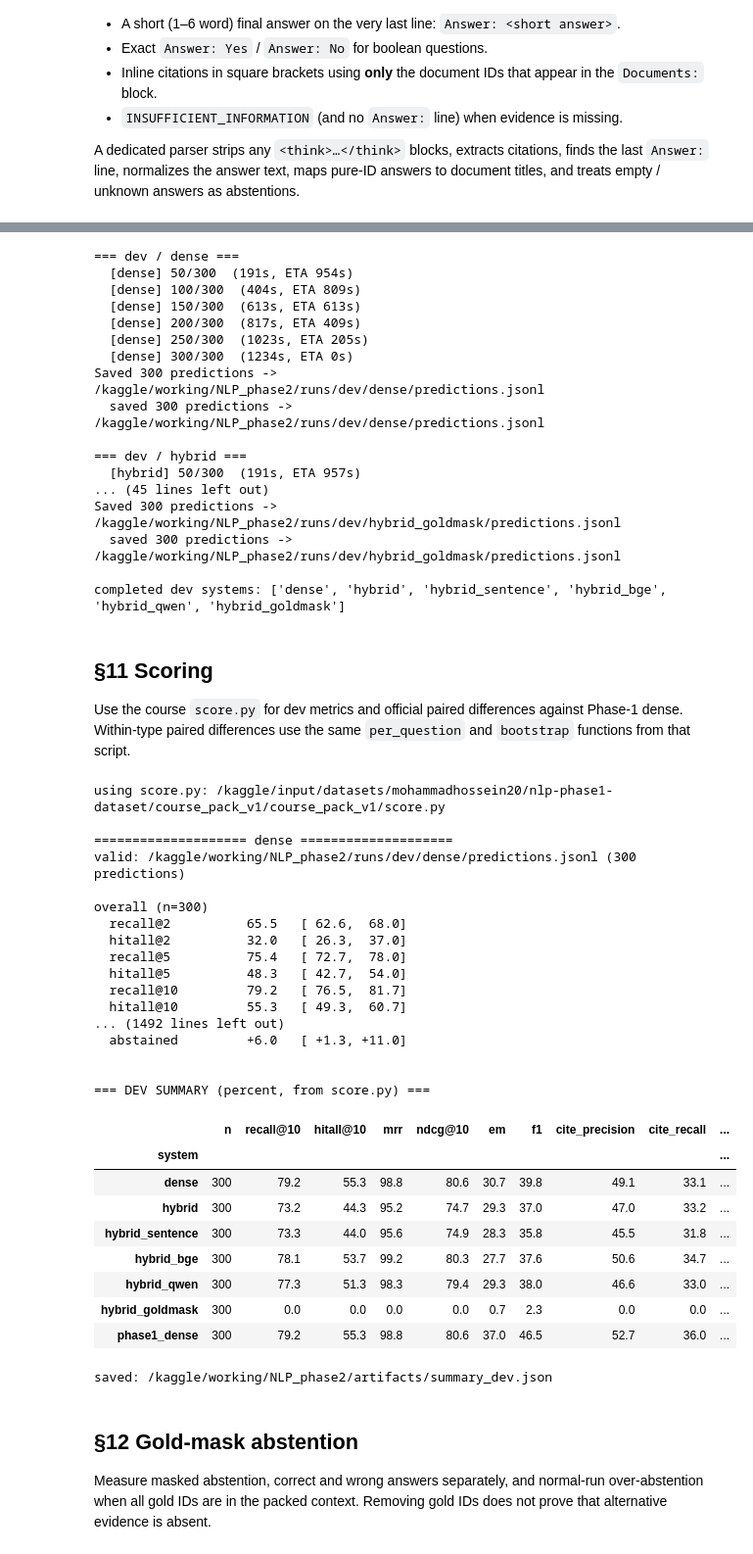
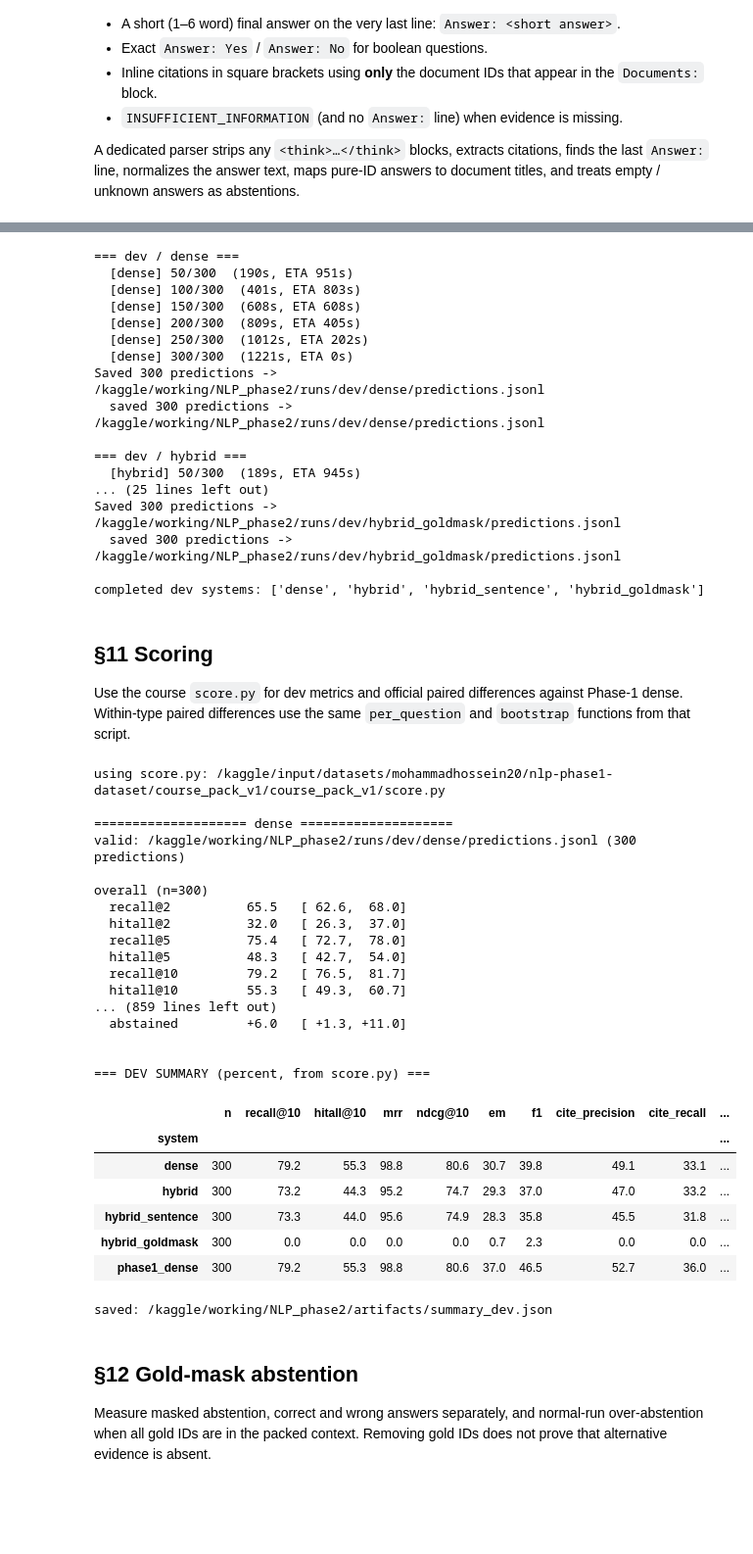
Before and after one commit to mohammad-hossein-k-gh/Advanced-NLP_Phase1, a Jupyter notebook: nlp-phase2.ipynb, the cells around one changed output, grey strips where cells are left out. Shown at 98% size. Saved outputs shown, nothing was run; the diff lists cells and outputs as text; code cells hidden in the pictures; blank space fills up the shorter version.

Commit message:
Kaggle Notebook | NLP_phase2 | Version 8

```diff
--- a/nlp-phase2.ipynb
+++ b/nlp-phase2.ipynb
@@ -778,7 +754,7 @@ def _find_phase1_artifact(rel, roots):
     rel_p = Path(rel)
     direct, rglob_hits = [], []
     for root in roots:
-        for cand in (root / rel_p, root / "NLP_phase1" / rel_p):
+        for cand in (root / "embeddings" / rel_p, root / rel_p, root / "NLP_phase1" / rel_p):
             if cand.is_file() and OUTPUT_DIR not in cand.parents and "NLP_phase2" not in str(cand):
                 direct.append(cand)
         try:
@@ -987,13 +962,23 @@ def _read_passage_embeddings(path):
 _p1_embedding_path = PHASE1_ARTIFACTS.get("document_embeddings_4B.npz")
 passage_emb = None
 if _p1_embedding_path is not None:
+    _external_meta = _p1_embedding_path.with_name("document_embeddings_4B.meta.json")
     try:
+        if _external_meta.is_file():
+            _actual_meta = json.loads(_external_meta.read_text(encoding="utf-8"))
+            _mismatches = {k: {"expected": v, "found": _actual_meta.get(k)}
+                           for k, v in _current_meta.items() if _actual_meta.get(k) != v}
+            if _mismatches:
+                raise ValueError(f"Embedding metadata mismatch: {_mismatches}")
+            print("Embedding metadata matches the current corpus, Phase-1 code and configuration:", _external_meta)
+        else:
+            print("WARNING: embedding metadata not found; provenance cannot be checked.")
         passage_emb = _read_passage_embeddings(_p1_embedding_path)
     except Exception as exc:
         raise RuntimeError(f"Cannot use Phase-1 embeddings {_p1_embedding_path}: {exc}") from exc
     PASSAGE_EMB_ORIGIN = f"Phase-1 dataset file: {_p1_embedding_path}"
     print("loaded Phase-1 passage embeddings:", _p1_embedding_path)
-    print("WARNING: an external embedding file cannot by itself prove model or corpus provenance.")
+    print("WARNING: metadata is not a cryptographic proof that this NPZ was produced by the stated model.")
 elif PASSAGE_EMB_PATH.exists() and PASSAGE_META_PATH.exists():
     try:
         if json.loads(PASSAGE_META_PATH.read_text(encoding="utf-8")) == _current_meta:
@@ -2070,7 +1885,7 @@ def parse_llm_output(raw, context_ids):
     if not answer:
         return {"answer": "", "cited": [], "abstained": True}
 
-    if _ID_RE.fullmatch(answer.strip()) or answer.lower() in {"insufficient information", "unknown", "n a"}:
+    if _ID_RE.fullmatch(answer.strip()) or answer.lower() in {"insufficient_information", "insufficient information", "unknown", "n a"}:
         return {"answer": "", "cited": [], "abstained": True}
 
     assert set(cited) <= ctx_set, "cited ids must come from the packed context"
@@ -2095,6 +1910,14 @@ assert parse_llm_output('{"answer":"Paris","cited":["p00001","p00009"],"abstaine
 assert parse_llm_output('{"answer":"Paris","abstained":true}', _ctx)["abstained"] is True
 assert parse_llm_output("Answer: ", _ctx)["abstained"] is True
 assert parse_llm_output("Answer: The answer is \"Paris\".", _ctx)["answer"] == "Paris"
+assert parse_llm_output("Answer: Paris [P00001]", _ctx)["answer"] == "Paris"
+assert parse_llm_output("Answer: Paris [p1234]", ["p1234"])["answer"] == "Paris"
+assert parse_llm_output("Answer: Paris [p123456]", ["p123456"])["answer"] == "Paris"
+assert parse_llm_output('{"answer":"INSUFFICIENT_INFORMATION","abstained":false}', _ctx)["abstained"] is True
+_id_widths = Counter(len(d) - 1 for d in DOC_IDS if re.fullmatch(r"p\d+", d))
+print("Corpus p+digits ID widths:", dict(sorted(_id_widths.items())), "of", len(DOC_IDS), "documents")
+if sum(_id_widths.get(n, 0) for n in range(4, 7)) != len(DOC_IDS):
+    raise ValueError("Unsupported corpus doc_id format: expected p followed by 4 to 6 digits.")
 print("parser self-checks passed")
 
 # Quick smoke generation on the first dev question.
@@ -2161,8 +1985,6 @@ def write_run_config(system, split, path, extra=None):
             "dense": "Phase-1 dense retrieval recipe regenerated with Phase-2 prompt, packing and generation settings (controlled baseline)",
             "hybrid": "Dense + hand-written BM25 fused with RRF, context packing, citations, abstention",
             "hybrid_sentence": "Sentence-level dense retrieval (max-pool) fused with passage BM25 via RRF",
-            "hybrid_bge": "Hybrid RRF candidates reranked by BGE classifier",
-            "hybrid_qwen": "Same hybrid RRF candidates reranked by Qwen causal yes/no logits",
             "hybrid_goldmask": "Hybrid retrieval with gold documents masked (abstention experiment)",
         }.get(system, system),
         "models": {
@@ -2170,7 +1992,6 @@ def write_run_config(system, split, path, extra=None):
                     "temperature": CONFIG["temperature"]},
             "embedder": {"name": CONFIG["embedding_model"],
                          "max_sequence_length": CONFIG["embed_max_len"]},
-            "reranker": {"hybrid_bge": CONFIG["bge_reranker_model"], "hybrid_qwen": CONFIG["qwen_reranker_model"]}.get(system),
         },
         "settings": {
             "retrieval": {
@@ -2183,10 +2004,6 @@ def write_run_config(system, split, path, extra=None):
                          "stopwords_removed": CONFIG["bm25_remove_stopwords"]},
                 "output_k": CONFIG["k_output"],
                 "context_k": CONFIG["k_context"],
-                "rerank_candidates": CONFIG["rerank_candidates"] if system in ("hybrid_bge", "hybrid_qwen") else None,
-                "rerank_max_length": CONFIG["rerank_max_length"] if system in ("hybrid_bge", "hybrid_qwen") else None,
-                "rerank_batch": CONFIG["bge_rerank_batch"] if system == "hybrid_bge" else CONFIG["qwen_rerank_batch"] if system == "hybrid_qwen" else None,
-                "rerank_instruction": QWEN_RERANK_INSTRUCTION if system == "hybrid_qwen" else None,
                 "document_mask": system == "hybrid_goldmask",
             },
             "context_packing": {"max_context_tokens": CONFIG["max_context_tokens"],
@@ -2272,8 +2089,6 @@ if CONFIG["run_dev"]:
     DEV_SYSTEMS.append("hybrid")
     if CONFIG["run_sentence"]:
         DEV_SYSTEMS.append("hybrid_sentence")
-    if CONFIG["run_rerank"]:
-        DEV_SYSTEMS.extend(["hybrid_bge", "hybrid_qwen"])
     if CONFIG["run_goldmask"]:
         DEV_SYSTEMS.append("hybrid_goldmask")
 
@@ -2285,22 +2100,22 @@ for system in DEV_SYSTEMS:
 print("\ncompleted dev systems:", list(DEV_PREDS))
 # %% [output]
 === dev / dense ===
-  [dense] 50/300  (191s, ETA 954s)
-  [dense] 100/300  (404s, ETA 809s)
-  [dense] 150/300  (613s, ETA 613s)
-  [dense] 200/300  (817s, ETA 409s)
-  [dense] 250/300  (1023s, ETA 205s)
-  [dense] 300/300  (1234s, ETA 0s)
+  [dense] 50/300  (190s, ETA 951s)
+  [dense] 100/300  (401s, ETA 803s)
+  [dense] 150/300  (608s, ETA 608s)
+  [dense] 200/300  (809s, ETA 405s)
+  [dense] 250/300  (1012s, ETA 202s)
+  [dense] 300/300  (1221s, ETA 0s)
 Saved 300 predictions -> /kaggle/working/NLP_phase2/runs/dev/dense/predictions.jsonl
   saved 300 predictions -> /kaggle/working/NLP_phase2/runs/dev/dense/predictions.jsonl
 
 === dev / hybrid ===
-  [hybrid] 50/300  (191s, ETA 957s)
-... (45 lines left out)
+  [hybrid] 50/300  (189s, ETA 945s)
+... (25 lines left out)
 Saved 300 predictions -> /kaggle/working/NLP_phase2/runs/dev/hybrid_goldmask/predictions.jsonl
   saved 300 predictions -> /kaggle/working/NLP_phase2/runs/dev/hybrid_goldmask/predictions.jsonl
 
-completed dev systems: ['dense', 'hybrid', 'hybrid_sentence', 'hybrid_bge', 'hybrid_qwen', 'hybrid_goldmask']
+completed dev systems: ['dense', 'hybrid', 'hybrid_sentence', 'hybrid_goldmask']
 # %% [markdown]
 ## §11 Scoring
 
@@ -2374,11 +2189,9 @@ if CONFIG["run_dev"]:
             if system != baseline:
                 comparisons.append((system, baseline))
     if "hybrid" in DEV_SYSTEMS:
-        for system in ("hybrid_sentence", "hybrid_bge", "hybrid_qwen"):
+        for system in ("hybrid_sentence",):
             if system in DEV_SYSTEMS and (system, "hybrid") not in comparisons:
                 comparisons.append((system, "hybrid"))
-    if {"hybrid_bge", "hybrid_qwen"} <= set(DEV_SYSTEMS):
-        comparisons.append(("hybrid_qwen", "hybrid_bge"))
     if "phase1_dense" in SCORES and "hybrid" in DEV_SYSTEMS:
         comparisons.append(("hybrid", "phase1_dense"))
 
@@ -2446,36 +2259,34 @@ if CONFIG["run_dev"]:
             }
             for system, s in SCORES.items()
         },
         "paired": {k: {m: v["value"] for m, v in p.items()} for k, p in PAIRED.items()},
     }
     (ARTIFACT_DIR / "summary_dev.json").write_text(
         json.dumps(summary_export, ensure_ascii=False, indent=2), encoding="utf-8")
     print("saved:", ARTIFACT_DIR / "summary_dev.json")
 # %% [output]
 using score.py: /kaggle/input/datasets/mohammadhossein20/nlp-phase1-dataset/course_pack_v1/course_pack_v1/score.py
 
 ==================== dense ====================
 valid: /kaggle/working/NLP_phase2/runs/dev/dense/predictions.jsonl (300 predictions)
 
 overall (n=300)
   recall@2          65.5   [ 62.6,  68.0]
   hitall@2          32.0   [ 26.3,  37.0]
   recall@5          75.4   [ 72.7,  78.0]
   hitall@5          48.3   [ 42.7,  54.0]
   recall@10         79.2   [ 76.5,  81.7]
   hitall@10         55.3   [ 49.3,  60.7]
-... (1492 lines left out)
+... (859 lines left out)
   abstained         +6.0   [ +1.3, +11.0]
 
 
 === DEV SUMMARY (percent, from score.py) ===
 |  | n | recall@10 | hitall@10 | mrr | ndcg@10 | em | f1 | cite_precision | cite_recall | ... |
 | system |  |  |  |  |  |  |  |  |  | ... |
 | dense | 300 | 79.2 | 55.3 | 98.8 | 80.6 | 30.7 | 39.8 | 49.1 | 33.1 | ... |
 | hybrid | 300 | 73.2 | 44.3 | 95.2 | 74.7 | 29.3 | 37.0 | 47.0 | 33.2 | ... |
 | hybrid_sentence | 300 | 73.3 | 44.0 | 95.6 | 74.9 | 28.3 | 35.8 | 45.5 | 31.8 | ... |
-| hybrid_bge | 300 | 78.1 | 53.7 | 99.2 | 80.3 | 27.7 | 37.6 | 50.6 | 34.7 | ... |
-| hybrid_qwen | 300 | 77.3 | 51.3 | 98.3 | 79.4 | 29.3 | 38.0 | 46.6 | 33.0 | ... |
 | hybrid_goldmask | 300 | 0.0 | 0.0 | 0.0 | 0.0 | 0.7 | 2.3 | 0.0 | 0.0 | ... |
 | phase1_dense | 300 | 79.2 | 55.3 | 98.8 | 80.6 | 37.0 | 46.5 | 52.7 | 36.0 | ... |
 saved: /kaggle/working/NLP_phase2/artifacts/summary_dev.json
```
Also changed, not shown: parts of 21 cells of this notebook.
